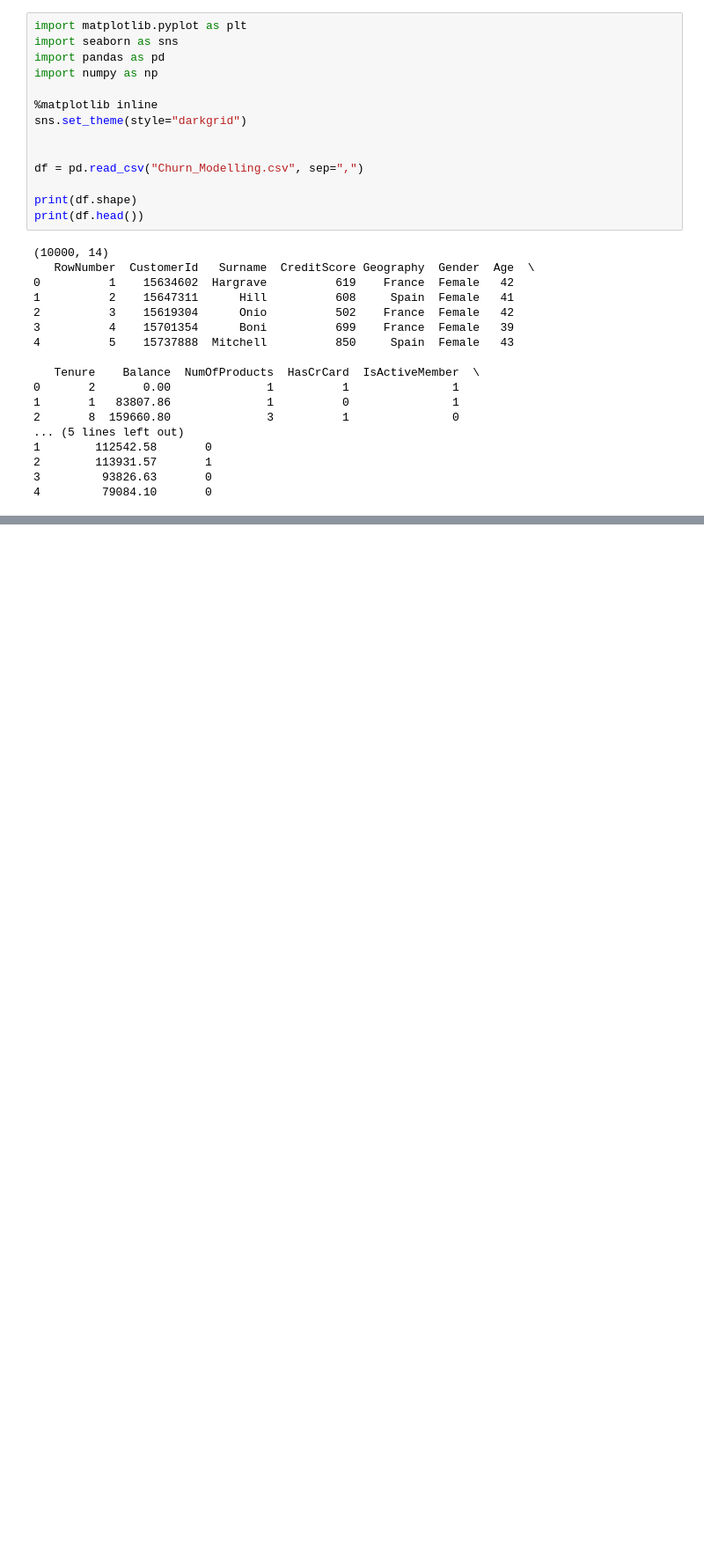
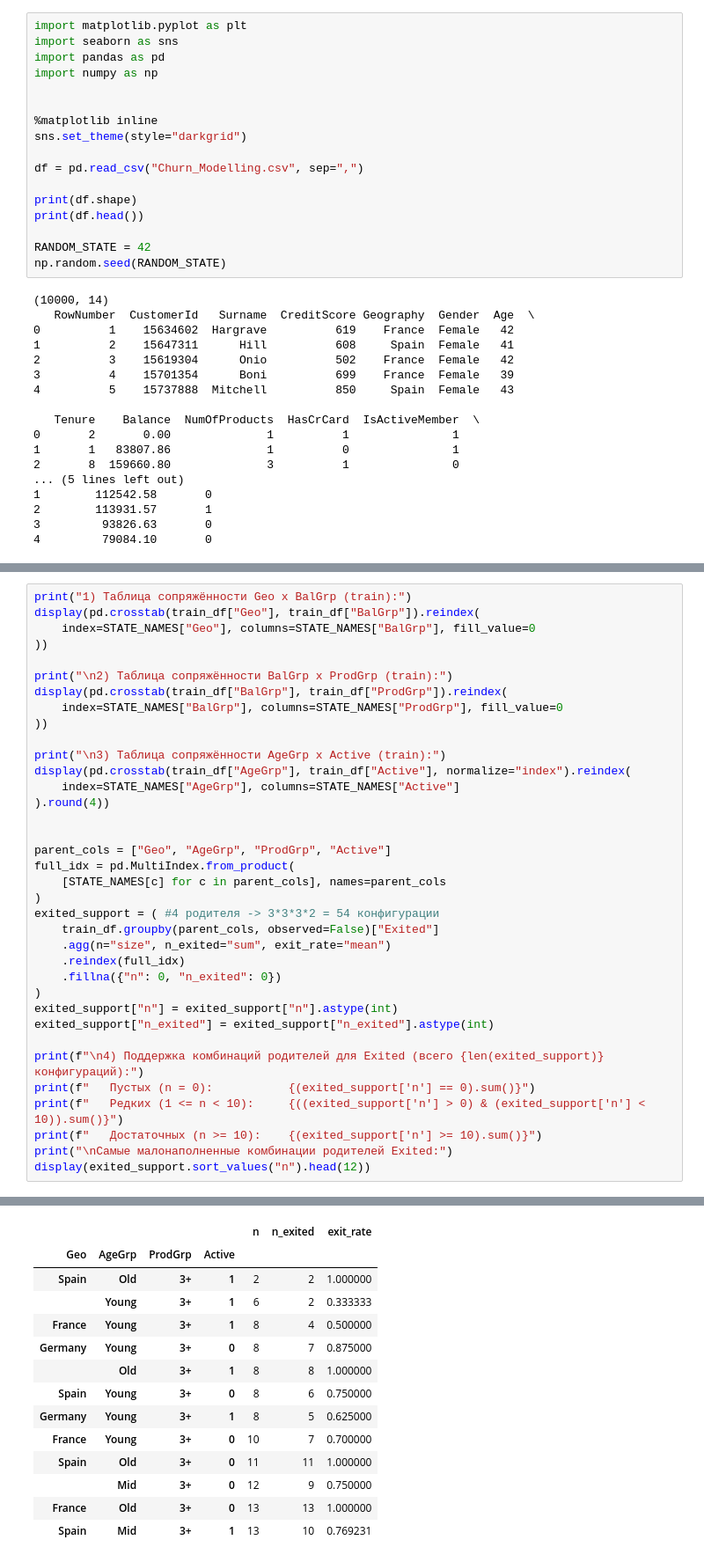
Before and after one commit to CerN04/ml_course_mai, a Jupyter notebook: bayesian/lab4.ipynb, the cells around one changed output, grey strips where cells are left out. Shown at 88% size. Drawn from its saved outputs; the diff is of its cells as text; blank space fills up the shorter version.

```diff
--- a/bayesian/lab4.ipynb
+++ b/bayesian/lab4.ipynb
@@ -7,14 +7,17 @@ import seaborn as sns
 import pandas as pd
 import numpy as np
 
+
 %matplotlib inline
 sns.set_theme(style="darkgrid")
-
 
 df = pd.read_csv("Churn_Modelling.csv", sep=",")
 
 print(df.shape)
 print(df.head())
+
+RANDOM_STATE = 42
+np.random.seed(RANDOM_STATE)
 # %% [output]
 (10000, 14)
    RowNumber  CustomerId   Surname  CreditScore Geography  Gender  Age  \
@@ -35,0 +272,37 @@ print(df.head())
+# %%
+print("1) Таблица сопряжённости Geo x BalGrp (train):")
+display(pd.crosstab(train_df["Geo"], train_df["BalGrp"]).reindex(
+    index=STATE_NAMES["Geo"], columns=STATE_NAMES["BalGrp"], fill_value=0
+))
+
+print("\n2) Таблица сопряжённости BalGrp x ProdGrp (train):")
+display(pd.crosstab(train_df["BalGrp"], train_df["ProdGrp"]).reindex(
+    index=STATE_NAMES["BalGrp"], columns=STATE_NAMES["ProdGrp"], fill_value=0
+))
+
+print("\n3) Таблица сопряжённости AgeGrp x Active (train):")
+display(pd.crosstab(train_df["AgeGrp"], train_df["Active"], normalize="index").reindex(
+    index=STATE_NAMES["AgeGrp"], columns=STATE_NAMES["Active"]
+).round(4))
+
+
+parent_cols = ["Geo", "AgeGrp", "ProdGrp", "Active"]
+full_idx = pd.MultiIndex.from_product(
+    [STATE_NAMES[c] for c in parent_cols], names=parent_cols
+)
+exited_support = ( #4 родителя -> 3*3*3*2 = 54 конфигурации
+    train_df.groupby(parent_cols, observed=False)["Exited"]
+    .agg(n="size", n_exited="sum", exit_rate="mean")
+    .reindex(full_idx)
+    .fillna({"n": 0, "n_exited": 0})
+)
+exited_support["n"] = exited_support["n"].astype(int)
+exited_support["n_exited"] = exited_support["n_exited"].astype(int)
+
+print(f"\n4) Поддержка комбинаций родителей для Exited (всего {len(exited_support)} конфигураций):")
+print(f"   Пустых (n = 0):           {(exited_support['n'] == 0).sum()}")
+print(f"   Редких (1 <= n < 10):     {((exited_support['n'] > 0) & (exited_support['n'] < 10)).sum()}")
+print(f"   Достаточных (n >= 10):    {(exited_support['n'] >= 10).sum()}")
+print("\nСамые малонаполненные комбинации родителей Exited:")
+display(exited_support.sort_values("n").head(12))
+# %% [output]
@@ -35,0 +333,14 @@ print(df.head())
+|  |  |  |  | n | n_exited | exit_rate |
+| Geo | AgeGrp | ProdGrp | Active |  |  |  |
+| Spain | Old | 3+ | 1 | 2 | 2 | 1.000000 |
+|  | Young | 3+ | 1 | 6 | 2 | 0.333333 |
+| France | Young | 3+ | 1 | 8 | 4 | 0.500000 |
+| Germany | Young | 3+ | 0 | 8 | 7 | 0.875000 |
+|  | Old | 3+ | 1 | 8 | 8 | 1.000000 |
+| Spain | Young | 3+ | 0 | 8 | 6 | 0.750000 |
+| Germany | Young | 3+ | 1 | 8 | 5 | 0.625000 |
+| France | Young | 3+ | 0 | 10 | 7 | 0.700000 |
+| Spain | Old | 3+ | 0 | 11 | 11 | 1.000000 |
+|  | Mid | 3+ | 0 | 12 | 9 | 0.750000 |
+| France | Old | 3+ | 0 | 13 | 13 | 1.000000 |
+| Spain | Mid | 3+ | 1 | 13 | 10 | 0.769231 |
```
Also changed, not shown: parts of 7 cells of this notebook, 1 other file.
